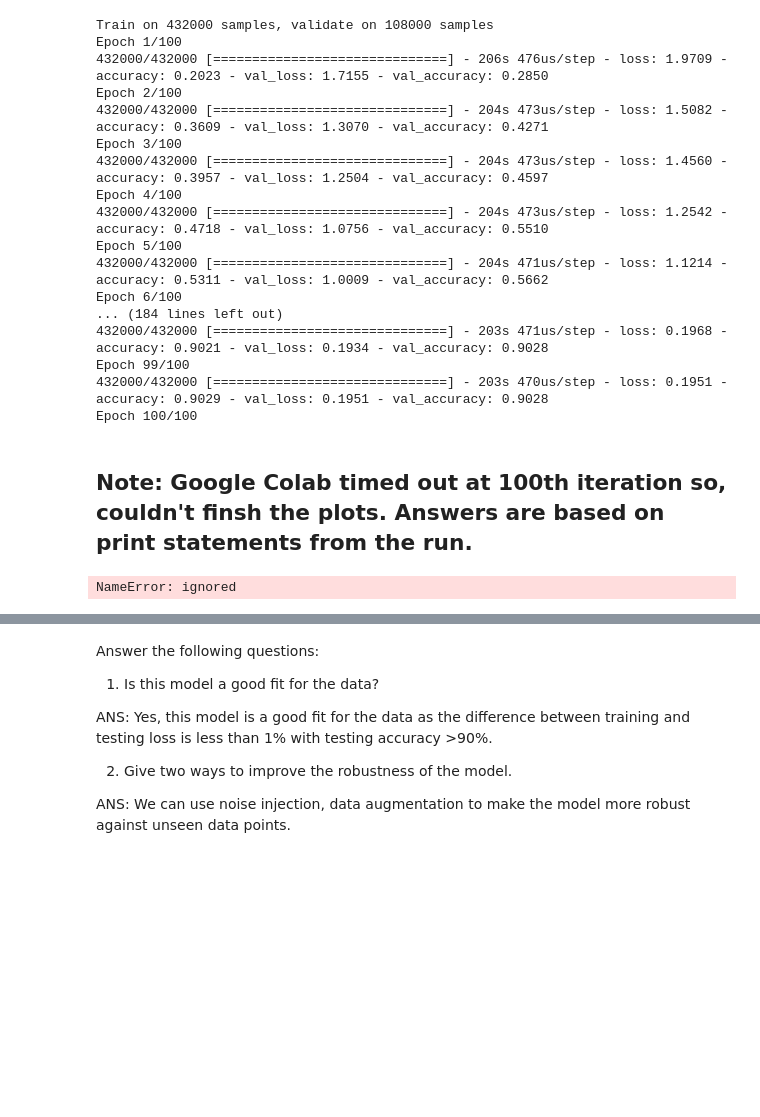
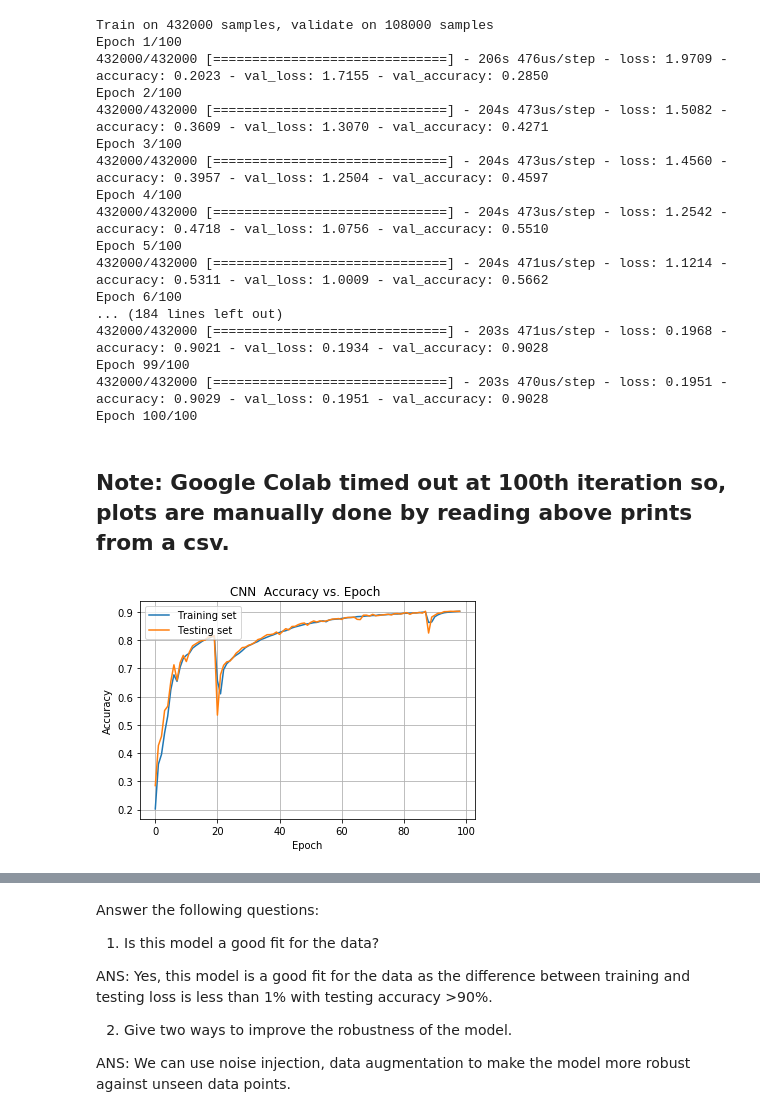
Before and after one commit to tshreegupta/ECE595DL, a Jupyter notebook: Project1/Project_1_Student_code.ipynb, the cells around one changed output, grey strips where cells are left out. Saved outputs shown, nothing was run; the diff lists cells and outputs as text; code cells hidden in the pictures; blank space fills up the shorter version.

Commit message:
Part 7 plots included

```diff
--- a/Project1/Project_1_Student_code.ipynb
+++ b/Project1/Project_1_Student_code.ipynb
@@ -1023,19 +1023,20 @@ Epoch 99/100
 432000/432000 [==============================] - 203s 470us/step - loss: 0.1951 - accuracy: 0.9029 - val_loss: 0.1951 - val_accuracy: 0.9028
 Epoch 100/100
 # %% [markdown]
-## Note: Google Colab timed out at 100th iteration so, couldn't finsh the plots. Answers are based on print statements from the run.
+## Note: Google Colab timed out at 100th iteration so, plots are manually done by reading above prints from a csv.
 # %%
 #Plot accuracy vs epoch
 #FILL THIS CODE BLOCK IN AND PRODUCE PLOT
 plt.plot(CNN_cldnn_mdata.history['accuracy'])
 plt.plot(CNN_cldnn_mdata.history['val_accuracy'])
 plt.title('CNN  Accuracy vs. Epoch ')
 plt.xlabel('Epoch')
 plt.ylabel('Accuracy')
 plt.legend(['Training set','Testing set'],loc='upper left')
+plt.grid(True)
 plt.show()
 # %% [output]
-NameError: ignored
+[figure, added]
 # %%
 #Plot loss vs epoch
 #FILL THIS CODE BLOCK IN AND PRODUCE PLOT
```
Also changed, not shown: parts of 1 cell of this notebook.
